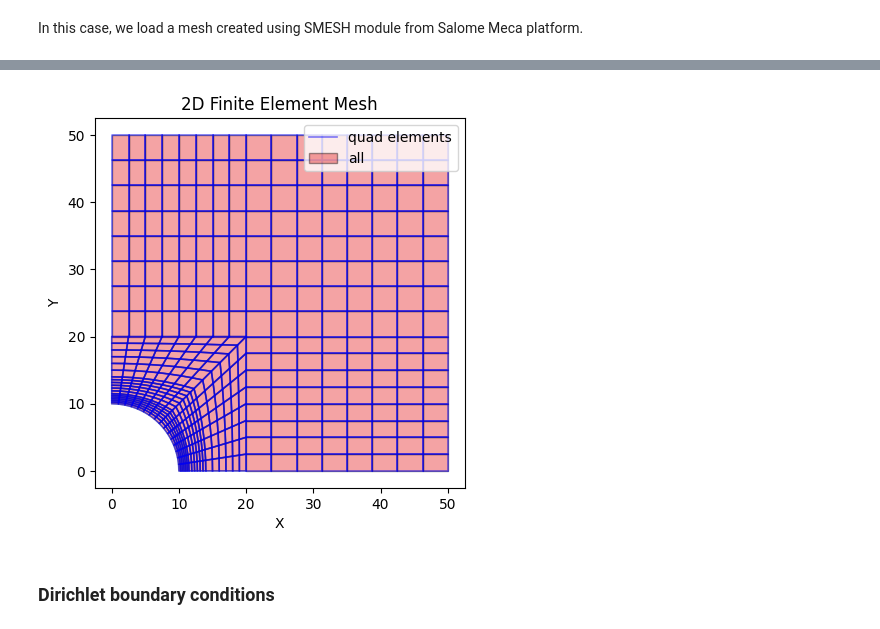
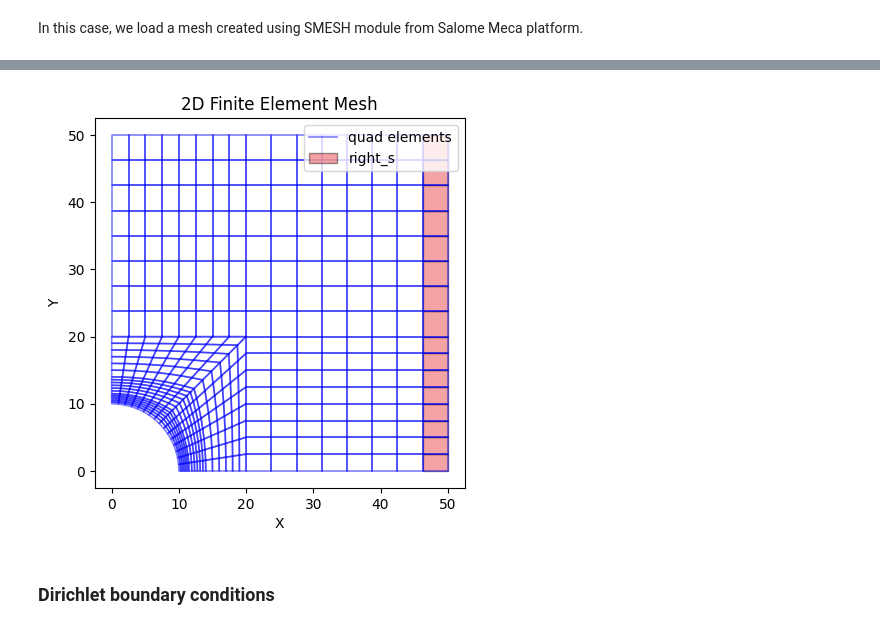
Before and after one commit to bdesia/feinn_project, a Jupyter notebook: notebooks/FEINN_example2/E2_perforated_plate.ipynb, the cells around one changed output, grey strips where cells are left out. Cells and saved outputs as stored; diff of their text form; code cells hidden in the pictures.

```diff
--- a/notebooks/FEINN_example2/E2_perforated_plate.ipynb
+++ b/notebooks/FEINN_example2/E2_perforated_plate.ipynb
@@ -25,7 +25,7 @@ Element groups (1): ['all']
 # %%
-mesh.plot(show_nodes=False, element_groups_to_plot=['all'])
+mesh.plot(show_nodes=False, element_groups_to_plot=['right_s'])
 # %% [output]
-[figure, old version]
+[figure, new version]
 # %% [markdown]
 ### Dirichlet boundary conditions
 # %%
```
Also changed, not shown: parts of 7 cells of this notebook, 3 other files.
